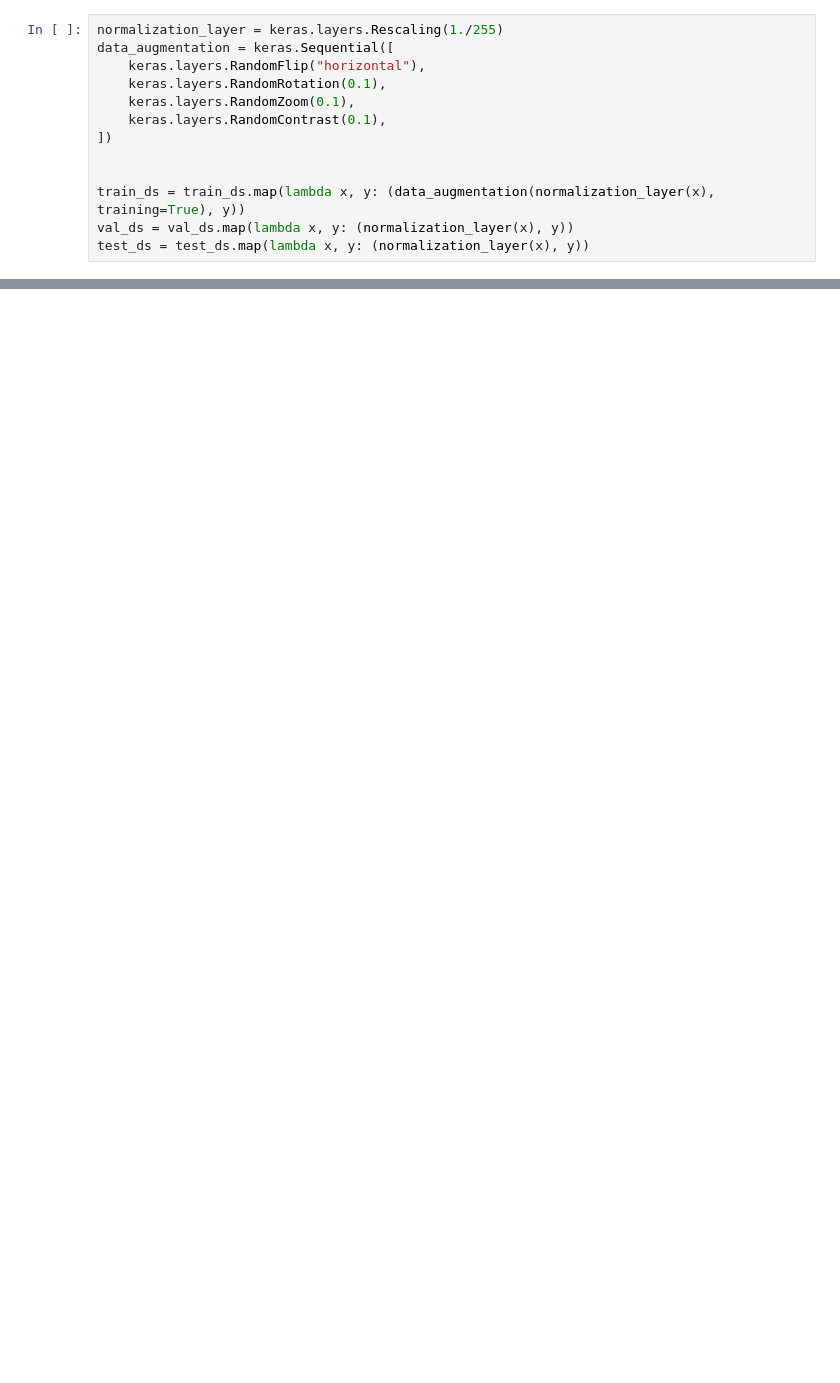
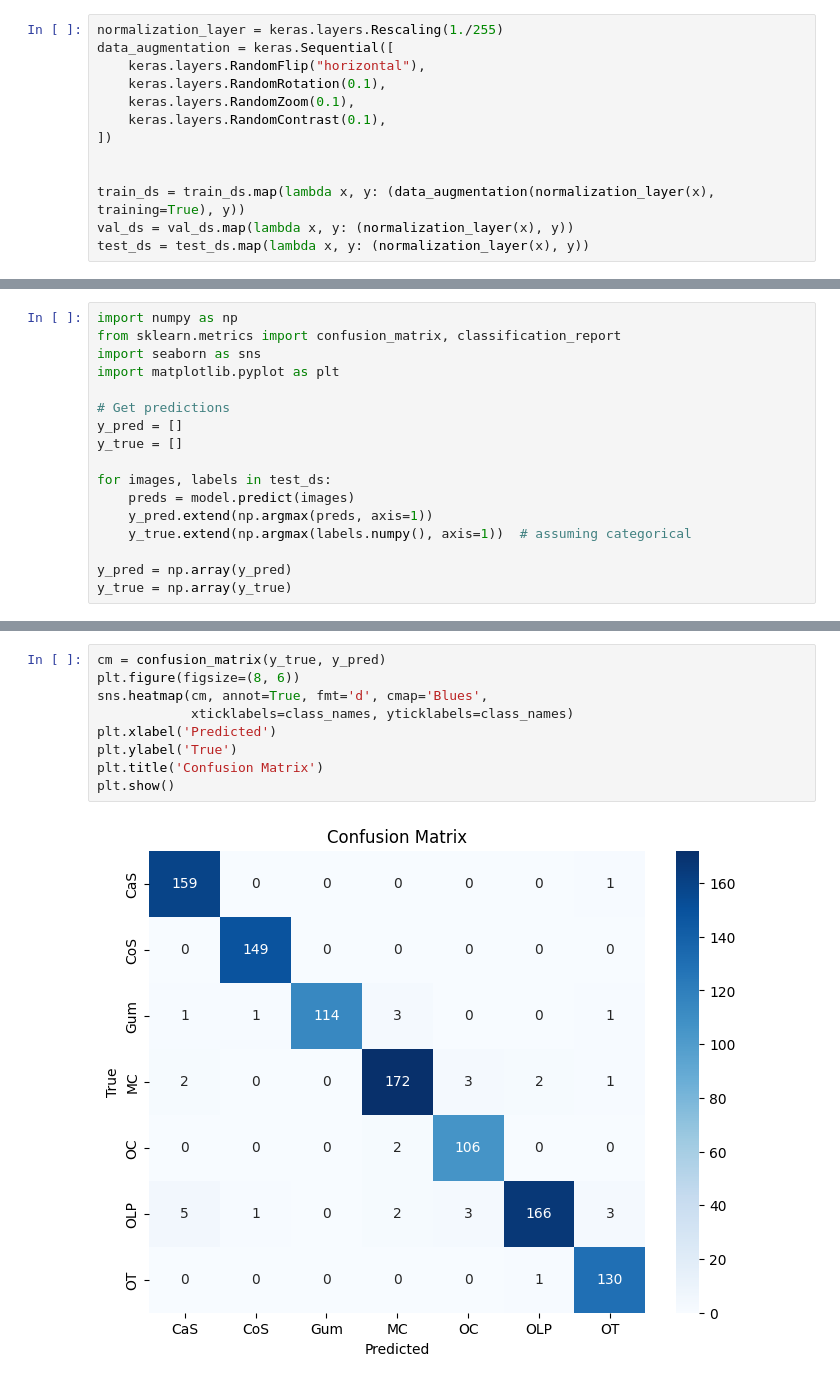
Before and after one commit to Noureldeen73/Teeth-classificarion, a Jupyter notebook: Teeth_classifictaion.ipynb, the cells around one changed output, grey strips where cells are left out. Saved outputs shown, nothing was run; the diff lists cells and outputs as text; blank space fills up the shorter version.

```diff
--- a/Teeth_classifictaion.ipynb
+++ b/Teeth_classifictaion.ipynb
@@ -239,0 +312,17 @@ plt.show()
+# %%
+import numpy as np
+from sklearn.metrics import confusion_matrix, classification_report
+import seaborn as sns
+import matplotlib.pyplot as plt
+
+# Get predictions
+y_pred = []
+y_true = []
+
+for images, labels in test_ds:
+    preds = model.predict(images)
+    y_pred.extend(np.argmax(preds, axis=1))
+    y_true.extend(np.argmax(labels.numpy(), axis=1))  # assuming categorical
+
+y_pred = np.array(y_pred)
+y_true = np.array(y_true)
@@ -239,0 +347,11 @@ plt.show()
+# %%
+cm = confusion_matrix(y_true, y_pred)
+plt.figure(figsize=(8, 6))
+sns.heatmap(cm, annot=True, fmt='d', cmap='Blues',
+            xticklabels=class_names, yticklabels=class_names)
+plt.xlabel('Predicted')
+plt.ylabel('True')
+plt.title('Confusion Matrix')
+plt.show()
+# %% [output]
+[figure, added]
```
Also changed, not shown: parts of 17 cells of this notebook, 2 other files.
